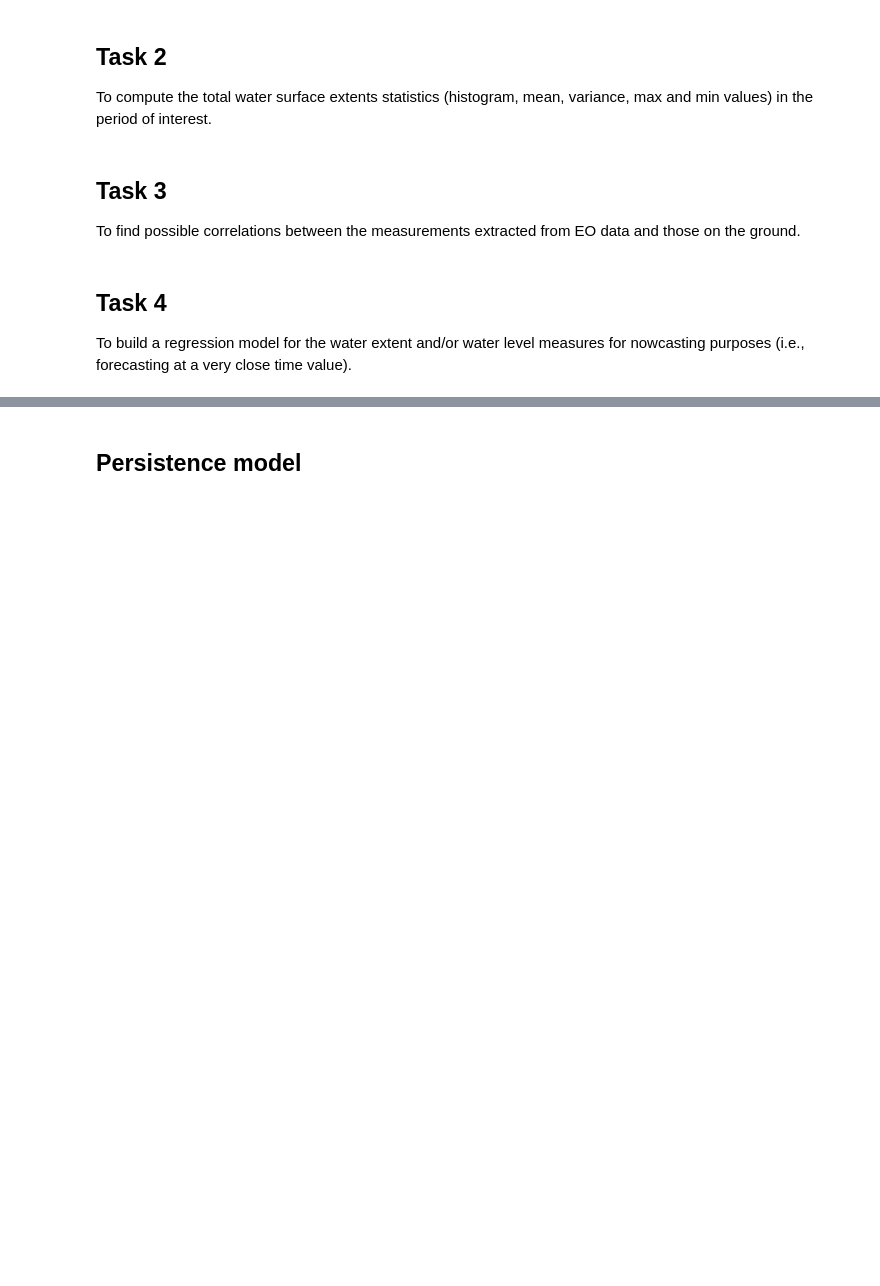
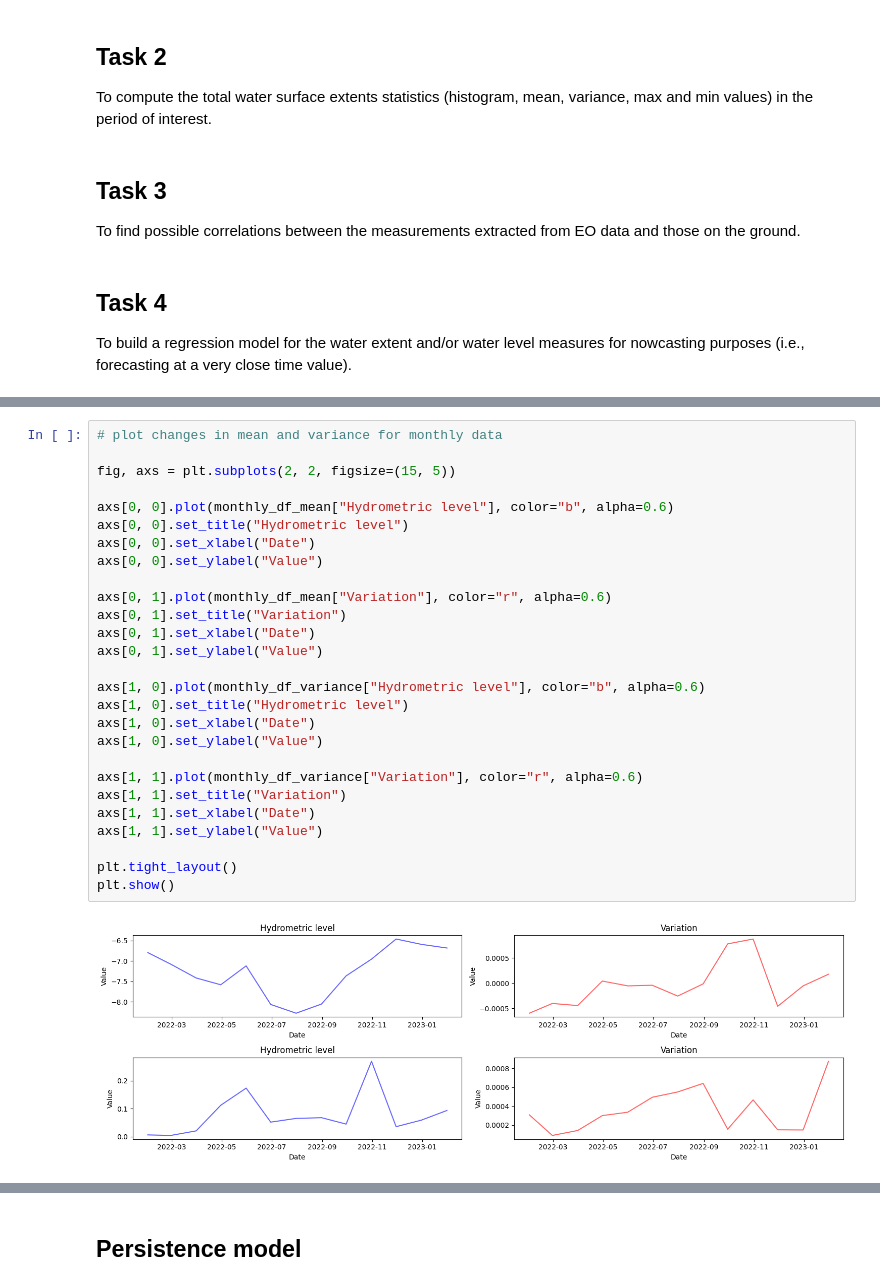
Before and after one commit to angyaloliver/bip-ml4eo, a Jupyter notebook: src/bip-ml4eo.ipynb, the cells around one changed output, grey strips where cells are left out. Cells and saved outputs as stored; diff of their text form; blank space fills up the shorter version.

```diff
--- a/src/bip-ml4eo.ipynb
+++ b/src/bip-ml4eo.ipynb
@@ -310,0 +432,29 @@ To build a regression model for the water extent and/or water level measures for
+# %%
+# plot changes in mean and variance for monthly data
+
+fig, axs = plt.subplots(2, 2, figsize=(15, 5))
+
+axs[0, 0].plot(monthly_df_mean["Hydrometric level"], color="b", alpha=0.6)
+axs[0, 0].set_title("Hydrometric level")
+axs[0, 0].set_xlabel("Date")
+axs[0, 0].set_ylabel("Value")
+
+axs[0, 1].plot(monthly_df_mean["Variation"], color="r", alpha=0.6)
+axs[0, 1].set_title("Variation")
+axs[0, 1].set_xlabel("Date")
+axs[0, 1].set_ylabel("Value")
+
+axs[1, 0].plot(monthly_df_variance["Hydrometric level"], color="b", alpha=0.6)
+axs[1, 0].set_title("Hydrometric level")
+axs[1, 0].set_xlabel("Date")
+axs[1, 0].set_ylabel("Value")
+
+axs[1, 1].plot(monthly_df_variance["Variation"], color="r", alpha=0.6)
+axs[1, 1].set_title("Variation")
+axs[1, 1].set_xlabel("Date")
+axs[1, 1].set_ylabel("Value")
+
+plt.tight_layout()
+plt.show()
+# %% [output]
+[figure, added]
```
Also changed, not shown: parts of 37 cells of this notebook.
